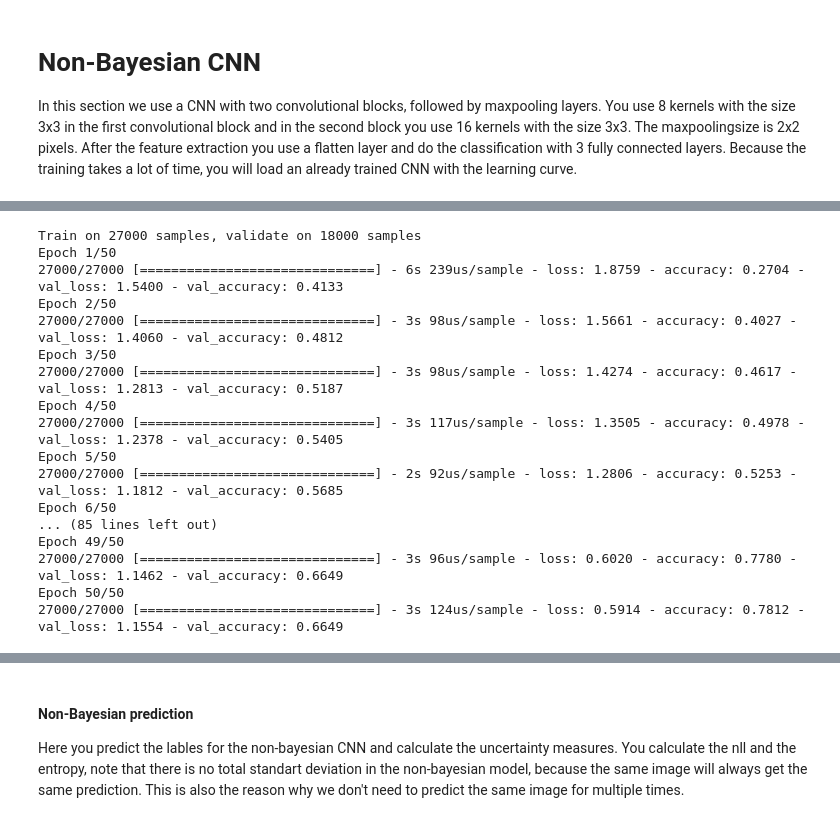
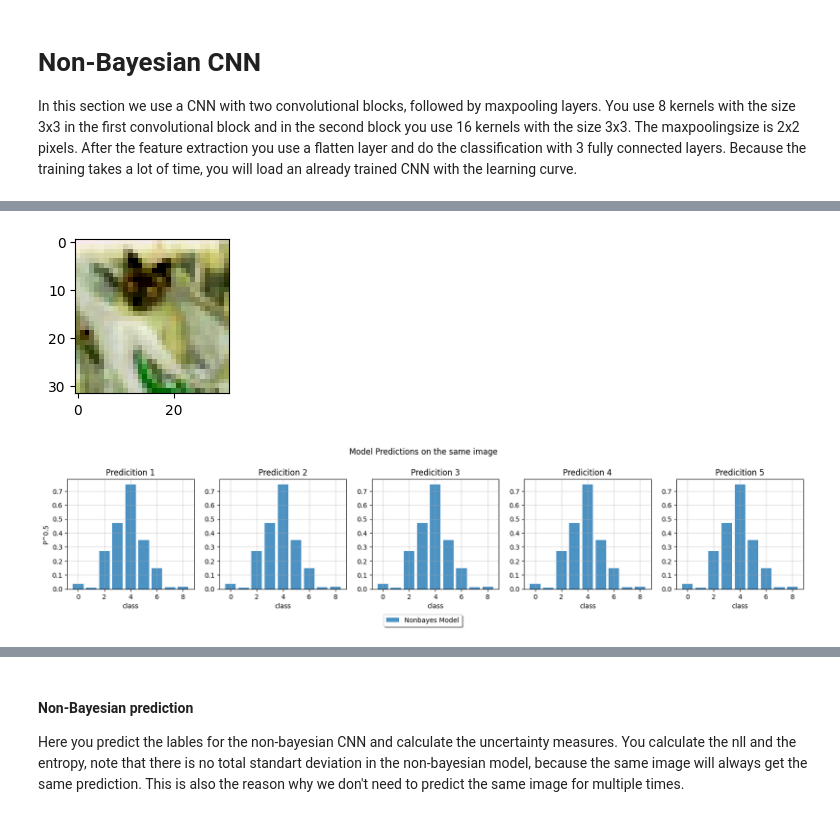
Before and after one commit to tensorchiefs/dl_course_2024, a Jupyter notebook: notebooks/17_cifar10_classification_mc_and_vi_sol.ipynb, the cells around one changed output, grey strips where cells are left out. Cells and saved outputs as stored; diff of their text form; code cells hidden in the pictures.

```diff
--- a/notebooks/17_cifar10_classification_mc_and_vi_sol.ipynb
+++ b/notebooks/17_cifar10_classification_mc_and_vi_sol.ipynb
@@ -157,3 +478,23 @@ Total params: 117805 (460.18 KB)
 Trainable params: 117805 (460.18 KB)
 Non-trainable params: 0 (0.00 Byte)
 _________________________________________________________________
+# %%
+nonbayes_preds=[]
+for i in range(5):
+  nonbayes_preds.append(np.sqrt(model.predict(x_train[0:1])[0]))
+plt.figure(figsize=(3, 2))
+plt.imshow(x_train[0:1].squeeze())
+plt.show()
+fig, axs = plt.subplots(1, 5, figsize=(20,3))
+for i, values1 in enumerate (nonbayes_preds):
+    indexes = np.arange(9)
+    axs[i].grid(True,alpha=0.5)
+    axs[i].bar(indexes, values1.flatten(), alpha=0.8, label='Nonbayes Model')
+    axs[i].set_xlabel('class')
+    axs[i].set_ylabel('P^0.5') if i==0 else axs[i].set_ylabel('')
+    axs[i].set_title(f'Predicition {i+1}')
+
+plt.suptitle('Model Predictions on the same image', y=1.1)
+plt.legend(loc='upper center', bbox_to_anchor=(-2, -0.2), shadow=True, ncol=2)
+plt.show()
+# %% [output]
@@ -160,20 +502,15 @@ _________________________________________________________________
+[figure, added]
+[figure, added]
 # %%
-train_base=True
+train_base=False
 
 if not train_base:
   # training history
-  urllib.request.urlretrieve("https://raw.githubusercontent.com/tensorchiefs/dl_book/master/data/history_baseline_cifar10.csv", "history_baseline_cifar10.csv")
-  history=np.loadtxt("history_baseline_cifar10.csv",delimiter=",")
-
+  urllib.request.urlretrieve(os.path.join(DATA_PATH,"history_baseline_cifar10.csv"), "history_baseline_cifar10.csv")
+  history=np.loadtxt("history_baseline_cifar10.csv",delimiter=",", skiprows=1)
   # load trained weights of the model
-  urllib.request.urlretrieve("https://raw.githubusercontent.com/tensorchiefs/dl_book/master/data/model_cifar10_weights.hdf5", "model_cifar10_weights.hdf5")
+  urllib.request.urlretrieve(os.path.join(DATA_PATH,"model_cifar10_weights.hdf5"), "model_cifar10_weights.hdf5")
   model.load_weights("model_cifar10_weights.hdf5")
-
-
-  ### LOADED NEW with best model in 50 eps but full history
-  model.load_weights("/content/model_cifar10_weights.hdf5")
-  history=np.loadtxt("/content/history_baseline_cifar10.csv",delimiter=",", skiprows=1)
-
 
 else:
   from tensorflow.keras.callbacks import  CSVLogger, ModelCheckpoint
@@ -187,21 +524,3 @@ else:
                     validation_data=(x_val, y_val), #########
                     callbacks=[[ csv_logger_callback, model_checkpoint_callback]]#########
                   )
-# %% [output]
-Train on 27000 samples, validate on 18000 samples
-Epoch 1/50
-27000/27000 [==============================] - 6s 239us/sample - loss: 1.8759 - accuracy: 0.2704 - val_loss: 1.5400 - val_accuracy: 0.4133
-Epoch 2/50
-27000/27000 [==============================] - 3s 98us/sample - loss: 1.5661 - accuracy: 0.4027 - val_loss: 1.4060 - val_accuracy: 0.4812
-Epoch 3/50
-27000/27000 [==============================] - 3s 98us/sample - loss: 1.4274 - accuracy: 0.4617 - val_loss: 1.2813 - val_accuracy: 0.5187
-Epoch 4/50
-27000/27000 [==============================] - 3s 117us/sample - loss: 1.3505 - accuracy: 0.4978 - val_loss: 1.2378 - val_accuracy: 0.5405
-Epoch 5/50
-27000/27000 [==============================] - 2s 92us/sample - loss: 1.2806 - accuracy: 0.5253 - val_loss: 1.1812 - val_accuracy: 0.5685
-Epoch 6/50
-... (85 lines left out)
-Epoch 49/50
-27000/27000 [==============================] - 3s 96us/sample - loss: 0.6020 - accuracy: 0.7780 - val_loss: 1.1462 - val_accuracy: 0.6649
-Epoch 50/50
-27000/27000 [==============================] - 3s 124us/sample - loss: 0.5914 - accuracy: 0.7812 - val_loss: 1.1554 - val_accuracy: 0.6649
```
Also changed, not shown: parts of 62 cells of this notebook.
